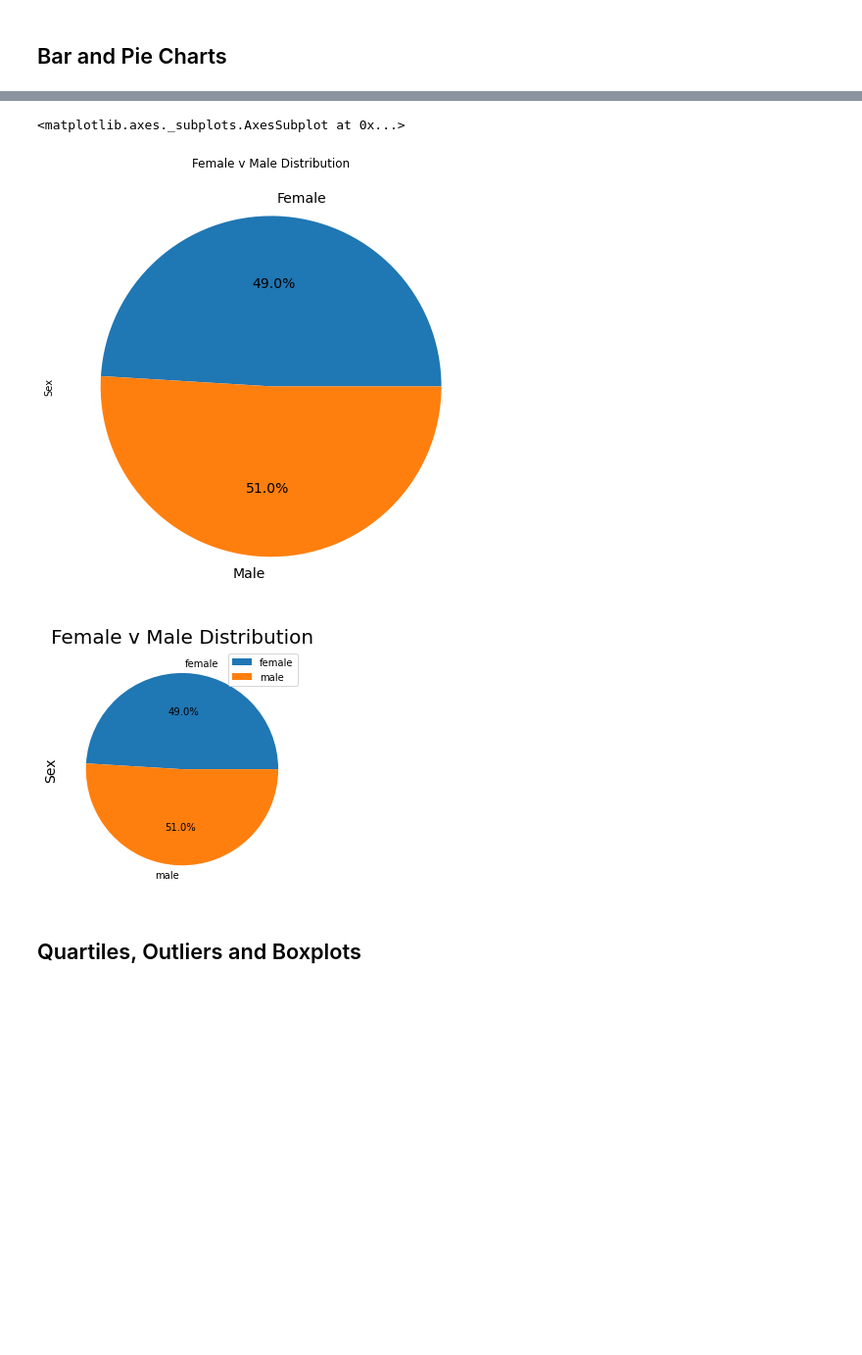
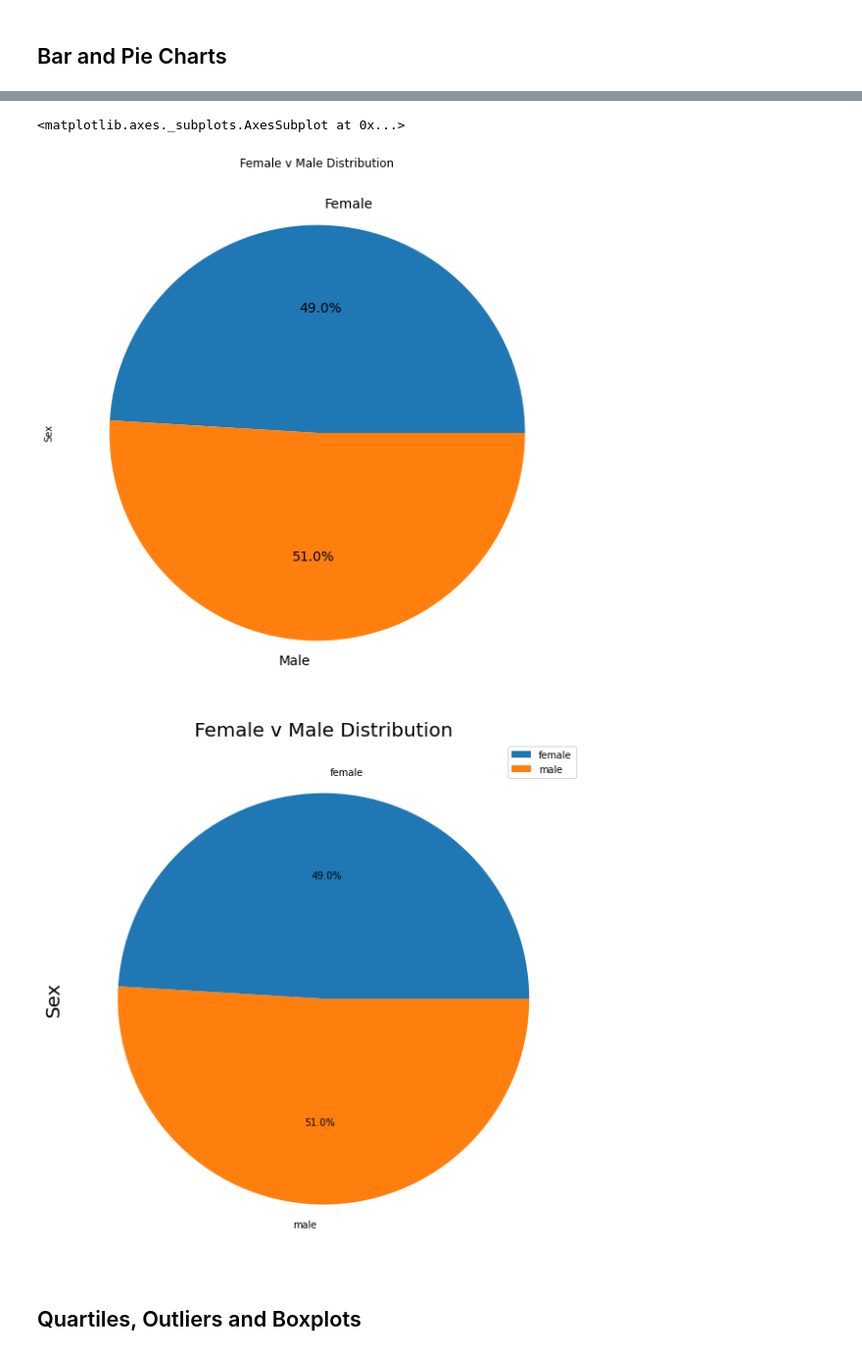
Before and after one commit to hanydief/Pymaceuticals-NumPy_Matplotlib_Challenge, a Jupyter notebook: pymaceuticals_starter.ipynb, the cells around one changed output, grey strips where cells are left out. Shown: that part at 98% size. Saved outputs shown, nothing was run; the diff lists cells and outputs as text; code cells hidden in the pictures; blank space fills up the shorter version.

```diff
--- a/pymaceuticals_starter.ipynb
+++ b/pymaceuticals_starter.ipynb
@@ -193,20 +195,21 @@ plt.show()
 # grouped by sex and then did a count
 # plotted chart using pandas .plot.pie() with customizations
 sex = clean_df.groupby(['Sex'])['Sex'].count()
-sex.plot.pie(title="Female v Male Distribution",autopct='%1.1f%%', figsize=(8, 8),fontsize = 14)
+sex.plot.pie(title="Female v Male Distribution",autopct='%1.1f%%', figsize=(10, 10),fontsize = 14)
 # %% [output]
 <matplotlib.axes._subplots.AxesSubplot at 0x...>
-[figure, old version]
+[figure, new version]
 # %%
 # Generate a pie plot showing the distribution of female versus male mice using pyplot
+plt.figure(figsize=(8,8))
 plt.pie(sex, labels=('female', 'male'), autopct='%1.1f%%')
 plt.title("Female v Male Distribution",fontsize = 20)                         # Title the pie chart
-plt.ylabel('Sex', size=14)                                           # labeled the pie chart
+plt.ylabel('Sex', size=20)                                           # labeled the pie chart
 plt.tight_layout()                                             # used to make it look better
 plt.legend(loc= "best")                                        # adding legend best location
 plt.show()
 # %% [output]
-[figure, old version]
+[figure, new version]
 # %% [markdown]
 ## Quartiles, Outliers and Boxplots
 # %%
```
Also changed, not shown: parts of 12 cells of this notebook, 1 other file.
